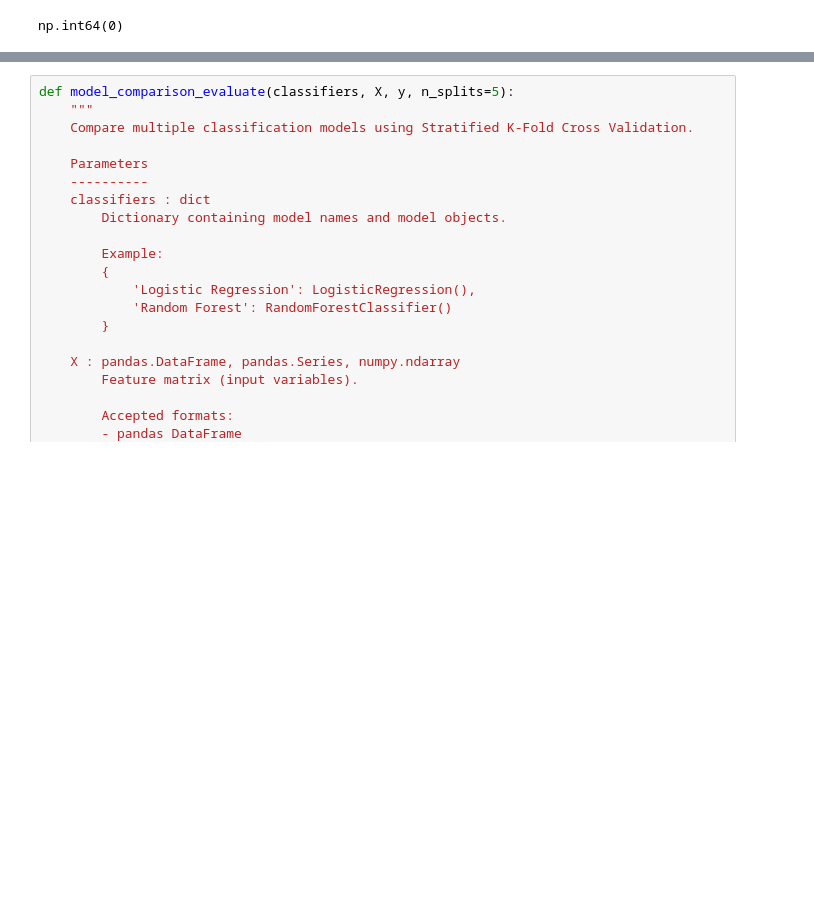
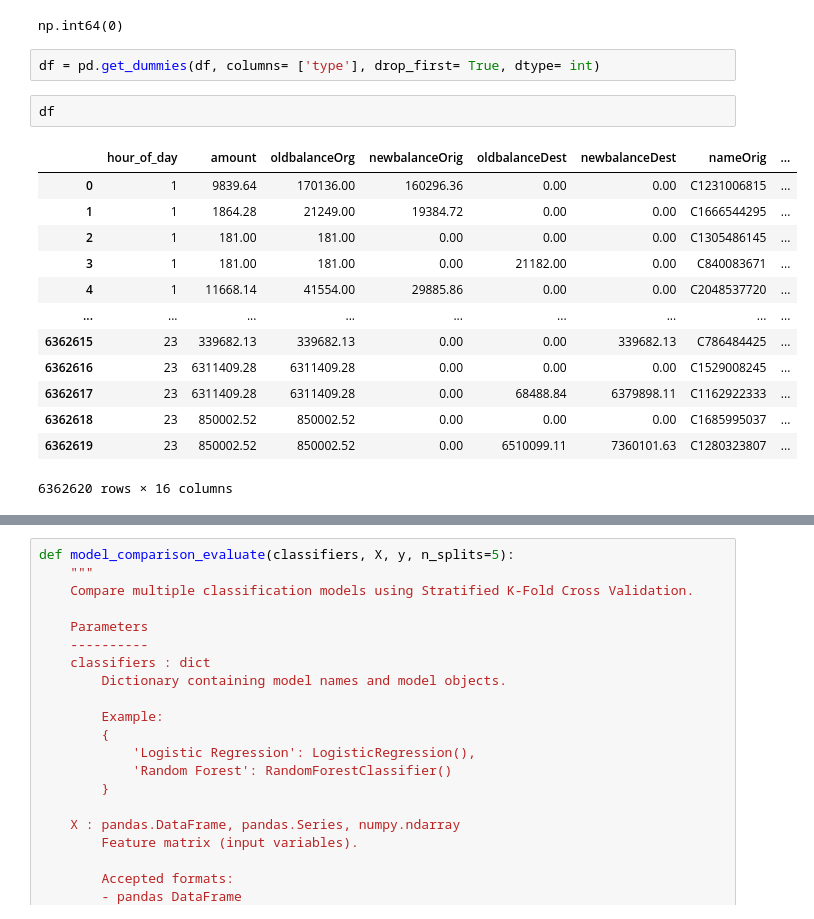
Before and after one commit to luunguyentankhai/ADY201m, a Jupyter notebook: preprocessing/model_building.ipynb, the cells around one changed output, grey strips where cells are left out. Cells and saved outputs as stored; diff of their text form; blank space fills up the shorter version.

```diff
--- a/preprocessing/model_building.ipynb
+++ b/preprocessing/model_building.ipynb
@@ -38,4 +42,22 @@ df.head(10)
 df.duplicated().sum()
 # %% [output]
 np.int64(0)
+# %%
+df = pd.get_dummies(df, columns= ['type'], drop_first= True, dtype= int)
+# %%
+df
+# %% [output]
+|  | hour_of_day | amount | oldbalanceOrg | newbalanceOrig | oldbalanceDest | newbalanceDest | nameOrig | ... |
+| 0 | 1 | 9839.64 | 170136.00 | 160296.36 | 0.00 | 0.00 | C1231006815 | ... |
+| 1 | 1 | 1864.28 | 21249.00 | 19384.72 | 0.00 | 0.00 | C1666544295 | ... |
+| 2 | 1 | 181.00 | 181.00 | 0.00 | 0.00 | 0.00 | C1305486145 | ... |
+| 3 | 1 | 181.00 | 181.00 | 0.00 | 21182.00 | 0.00 | C840083671 | ... |
+| 4 | 1 | 11668.14 | 41554.00 | 29885.86 | 0.00 | 0.00 | C2048537720 | ... |
+| ... | ... | ... | ... | ... | ... | ... | ... | ... |
+| 6362615 | 23 | 339682.13 | 339682.13 | 0.00 | 0.00 | 339682.13 | C786484425 | ... |
+| 6362616 | 23 | 6311409.28 | 6311409.28 | 0.00 | 0.00 | 0.00 | C1529008245 | ... |
+| 6362617 | 23 | 6311409.28 | 6311409.28 | 0.00 | 68488.84 | 6379898.11 | C1162922333 | ... |
+| 6362618 | 23 | 850002.52 | 850002.52 | 0.00 | 0.00 | 0.00 | C1685995037 | ... |
+| 6362619 | 23 | 850002.52 | 850002.52 | 0.00 | 6510099.11 | 7360101.63 | C1280323807 | ... |
+6362620 rows × 16 columns
 # %%
```
Also changed, not shown: parts of 19 cells of this notebook, 1 other file.
